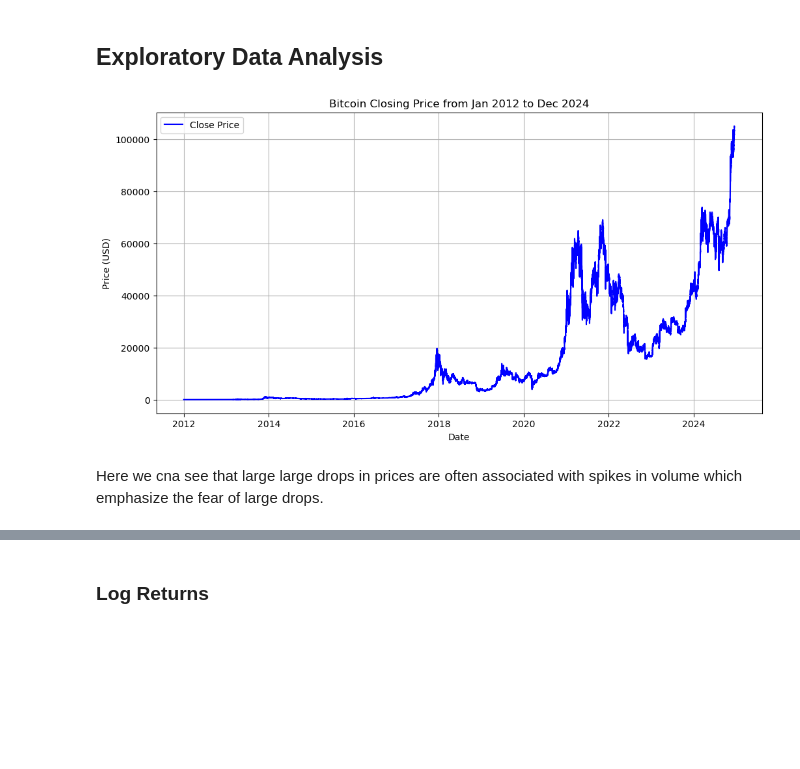
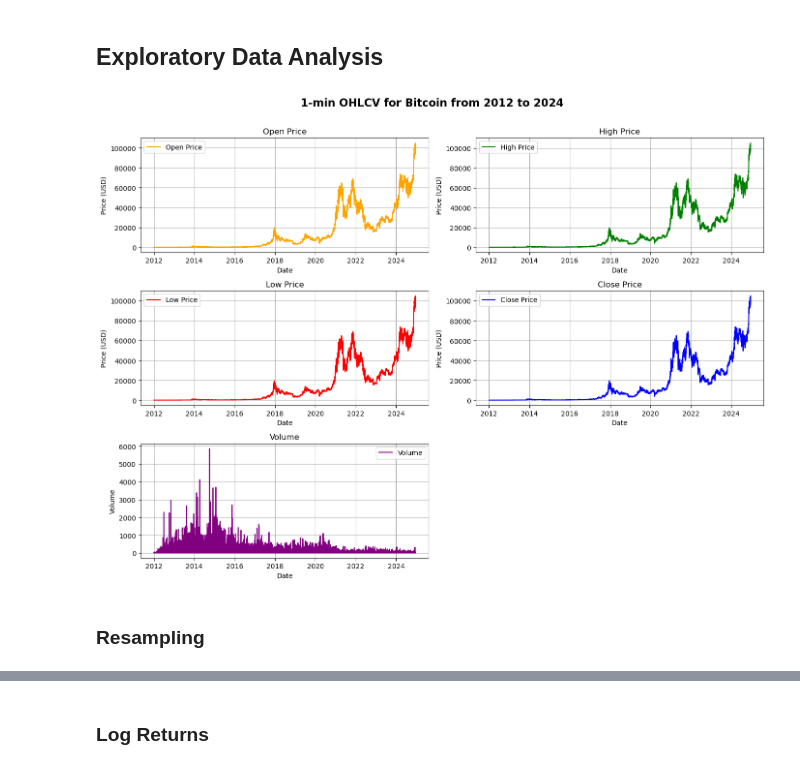
Before and after one commit to anthonymakarewicz/bitcoin-momentum-trading, a Jupyter notebook: main.ipynb, the cells around one changed output, grey strips where cells are left out. Drawn from its saved outputs; the diff is of its cells as text; code cells hidden in the pictures; blank space fills up the shorter version.

```diff
--- a/main.ipynb
+++ b/main.ipynb
@@ -56,17 +57,43 @@ bitcoin = bitcoin.filter(
 )
 # %% [markdown]
 ## **Exploratory Data Analysis**
-# %%
-plt.figure(figsize=(12, 6))
-plt.plot(bitcoin["Date"], bitcoin["Close"], label="Close Price", color="blue")
-plt.xlabel("Date")
-plt.ylabel("Price (USD)")
-plt.title("Bitcoin Closing Price from Jan 2012 to Dec 2024")
-plt.legend()
-plt.grid()
-plt.show()
-# %% [output]
-[figure, removed]
+# %%
+def plot_ohlcv(prices):
+    """
+    Plots Open, High, Low, Close and Volume prices in a 3x2 grid.
+
+    Args:
+        bitcoin (pl.DataFrame): Polars DataFrame containing OHLC and Volume data.
+    """
+    ohlcv_configs = [
+        ("Open", "orange", "Open Price"),
+        ("High", "green", "High Price"),
+        ("Low", "red", "Low Price"),
+        ("Close", "blue", "Close Price"),
+        ("Volume", "purple", "Volume")
+    ]
+
+    fig, axes = plt.subplots(3, 2, figsize=(14, 10))
+    plt.suptitle("1-min OHLCV for Bitcoin from 2012 to 2024", fontsize=16, fontweight="bold", y=1.01)
+    axes = axes.flatten()
+
+    for ax, (col_name, color, title) in zip(axes, ohlcv_configs):
+        ax.plot(prices["Date"], prices[col_name], color=color, label=title)
+        ax.set_title(title)
+        ax.set_ylabel(f"Price (USD)" if col_name != "Volume" else "Volume")
+        ax.set_xlabel("Date")
+        ax.legend()
+        ax.grid(True)
+
+    for ax in axes[len(ohlcv_configs):]:
+        ax.axis("off")
+
+    plt.tight_layout()
+    plt.show()
+
+plot_ohlcv(bitcoin_1min)
+# %% [output]
+[figure, added]
 # %%
 def plot_daily_candlesticks(prices, start, end=None):
     prices_daily = prices.group_by(
@@ -140,2 +189,2 @@ plot_daily_candlesticks(bitcoin, datetime(2021, 1,1), datetime(2022, 1, 1))
-# %% [markdown]
-Here we cna see that large large drops in prices are often associated with spikes in volume which emphasize the fear of large drops.
+# %% [markdown]
+### **Resampling**
```
Also changed, not shown: parts of 24 cells of this notebook.
